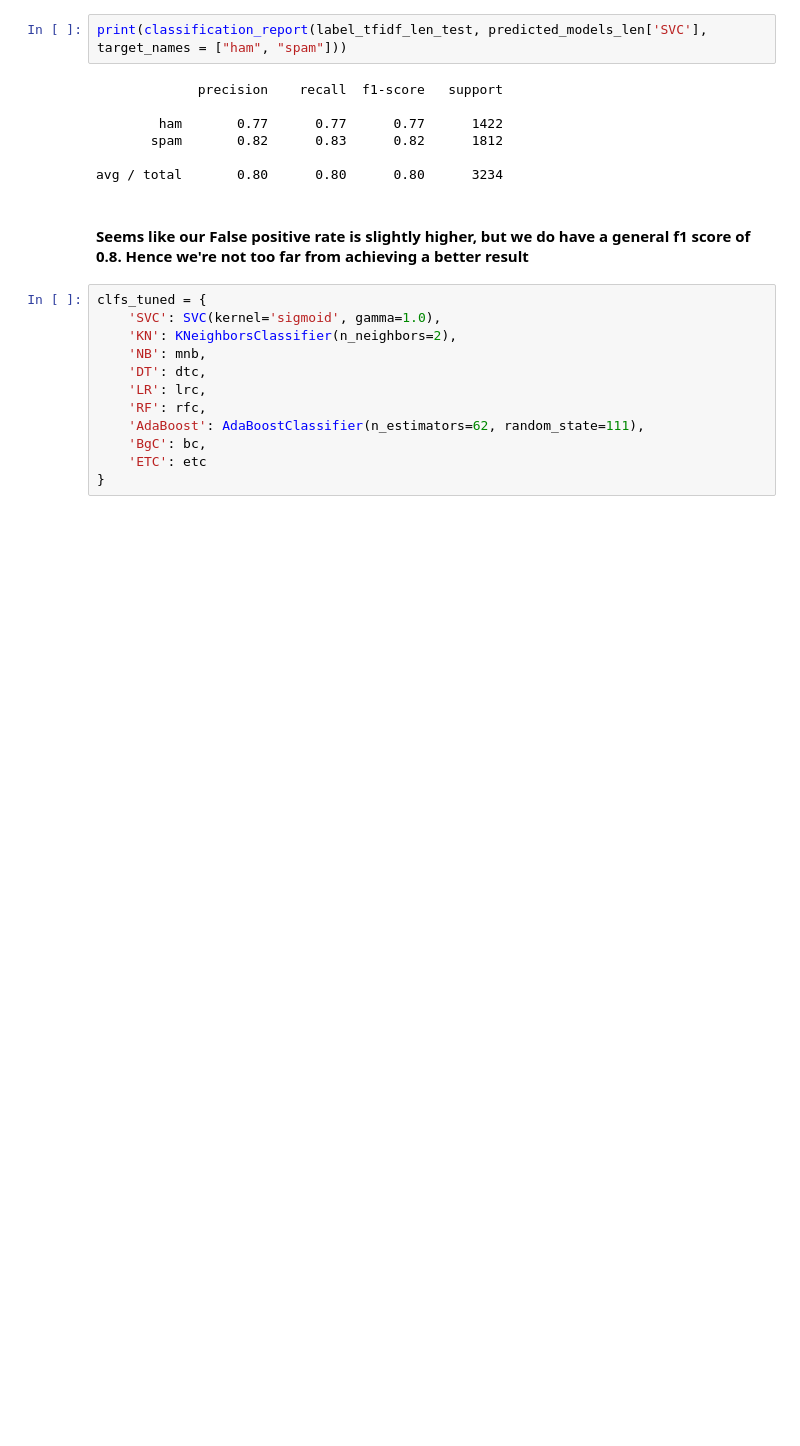
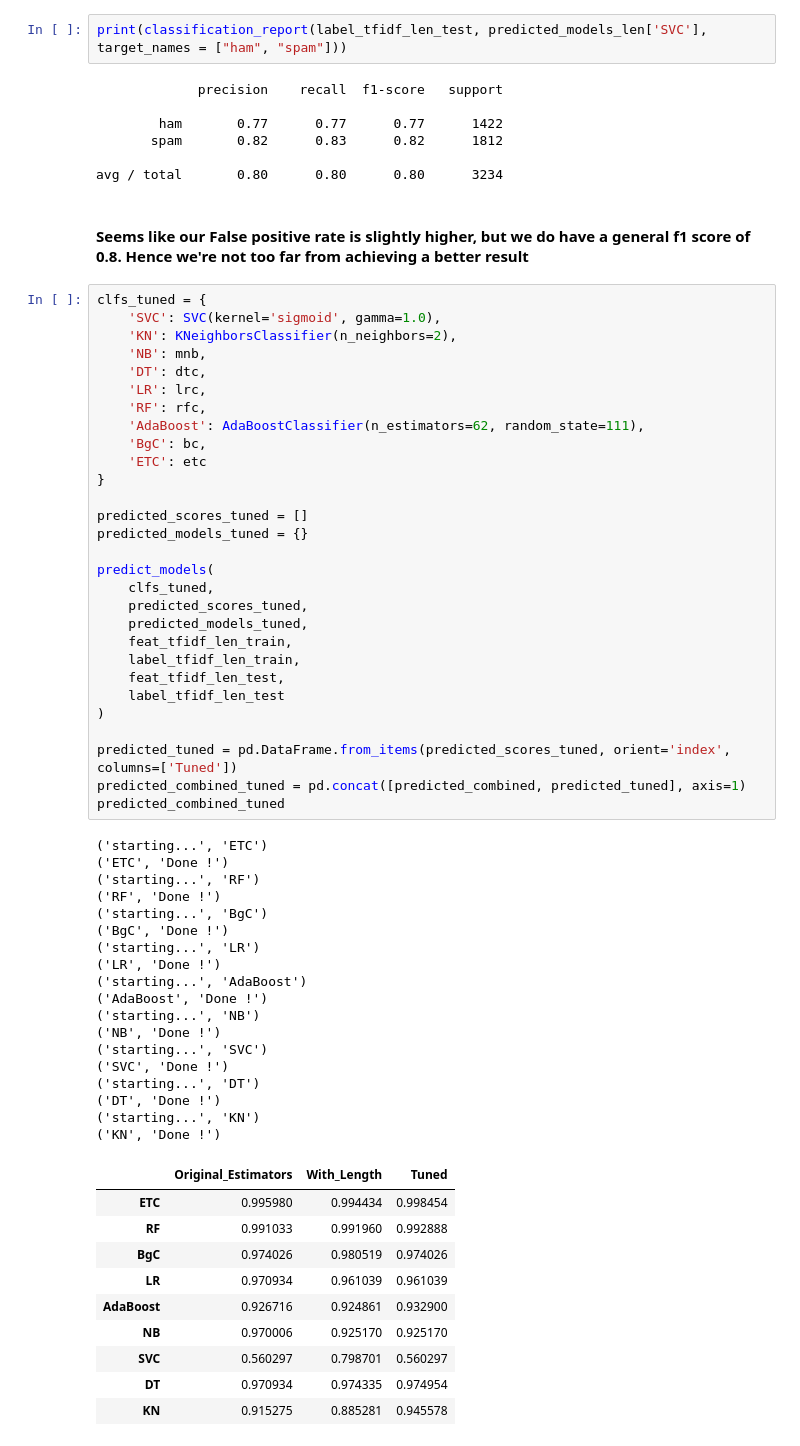
Before and after one commit to MohammedSiddiqui/intro-to-ds-project, a Jupyter notebook: project.ipynb, the cells around one changed output. Drawn from its saved outputs; the diff is of its cells as text; blank space fills up the shorter version.

```diff
--- a/project.ipynb
+++ b/project.ipynb
@@ -474,12 +474,58 @@ avg / total       0.80      0.80      0.80      3234
 # %%
 clfs_tuned = {
     'SVC': SVC(kernel='sigmoid', gamma=1.0),
     'KN': KNeighborsClassifier(n_neighbors=2),
     'NB': mnb,
     'DT': dtc,
     'LR': lrc,
     'RF': rfc,
     'AdaBoost': AdaBoostClassifier(n_estimators=62, random_state=111),
     'BgC': bc,
     'ETC': etc
 }
+
+predicted_scores_tuned = []
+predicted_models_tuned = {}
+
+predict_models(
+    clfs_tuned,
+    predicted_scores_tuned,
+    predicted_models_tuned,
+    feat_tfidf_len_train,
+    label_tfidf_len_train,
+    feat_tfidf_len_test,
+    label_tfidf_len_test
+)
+
+predicted_tuned = pd.DataFrame.from_items(predicted_scores_tuned, orient='index', columns=['Tuned'])
+predicted_combined_tuned = pd.concat([predicted_combined, predicted_tuned], axis=1)
+predicted_combined_tuned
+# %% [output]
+('starting...', 'ETC')
+('ETC', 'Done !')
+('starting...', 'RF')
+('RF', 'Done !')
+('starting...', 'BgC')
+('BgC', 'Done !')
+('starting...', 'LR')
+('LR', 'Done !')
+('starting...', 'AdaBoost')
+('AdaBoost', 'Done !')
+('starting...', 'NB')
+('NB', 'Done !')
+('starting...', 'SVC')
+('SVC', 'Done !')
+('starting...', 'DT')
+('DT', 'Done !')
+('starting...', 'KN')
+('KN', 'Done !')
+|  | Original_Estimators | With_Length | Tuned |
+| ETC | 0.995980 | 0.994434 | 0.998454 |
+| RF | 0.991033 | 0.991960 | 0.992888 |
+| BgC | 0.974026 | 0.980519 | 0.974026 |
+| LR | 0.970934 | 0.961039 | 0.961039 |
+| AdaBoost | 0.926716 | 0.924861 | 0.932900 |
+| NB | 0.970006 | 0.925170 | 0.925170 |
+| SVC | 0.560297 | 0.798701 | 0.560297 |
+| DT | 0.970934 | 0.974335 | 0.974954 |
+| KN | 0.915275 | 0.885281 | 0.945578 |
```
